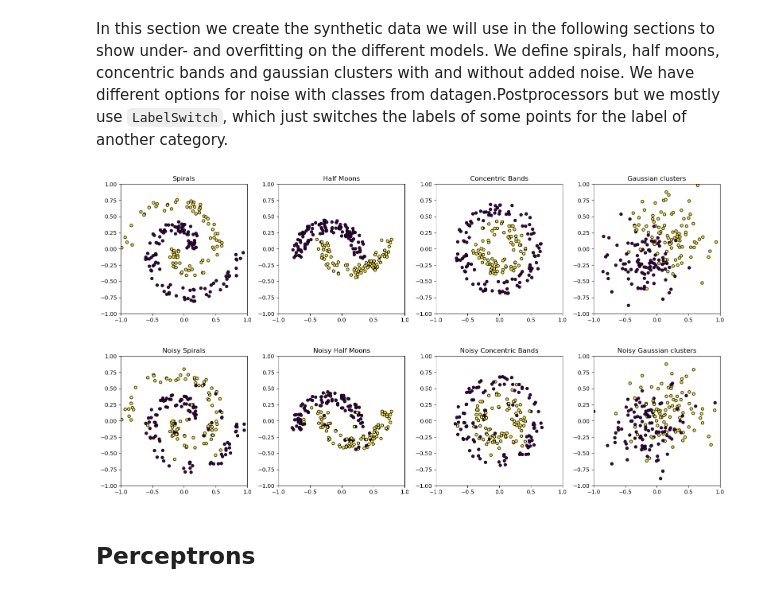
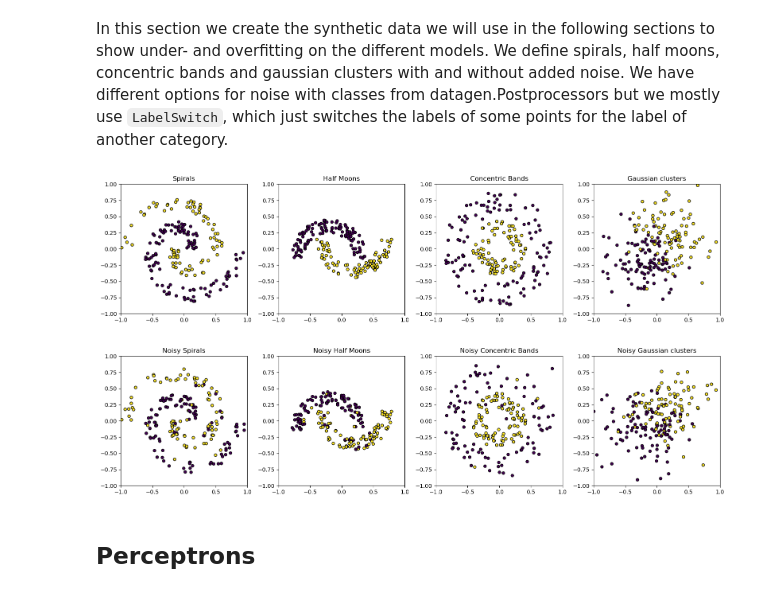
Before and after one commit to NoahWedlich/AppliedMLProject, a Jupyter notebook: main.ipynb, the cells around one changed output. Cells and saved outputs as stored; diff of their text form; code cells hidden in the pictures.

```diff
--- a/main.ipynb
+++ b/main.ipynb
@@ -178,30 +178,30 @@ We have different options for noise with classes from datagen.Postprocessors but
 # %%
 np.random.seed(1)
 spirals = sp.Spirals(sp.SpiralConf(2, 0.2, 0.1, 0.9, 1))
 spirals_noisy = copy.deepcopy(spirals)
 spirals_noisy.add_postprocessor(pp.LabelSwitch(labels=spirals_noisy.labels.values(), noise_freq=0.1))
 
 half_moons = hm.HalfMoons([hm.HalfMoonConf(centre=(-0.2,-0.15), width=0.2, angle_range=(0,np.pi)),
                            hm.HalfMoonConf(centre=(0.2,0.15), width=0.2,angle_range=(np.pi,np.pi*2))])
 half_moons_noisy = copy.deepcopy(half_moons)
 #half_moons_noisy.add_postprocessor(pp.LabelNoise(noise_level=0.3, noise_freq=0.1))
 half_moons_noisy.add_postprocessor(pp.LabelSwitch(labels=half_moons_noisy.labels.values(), noise_freq=0.1))
-conc_bands = cc.ConcentricBands([cc.CBandConf(0.6, 0.2), cc.CBandConf(0.3, 0.25)])
+conc_bands = cc.ConcentricBands([cc.CBandConf(0.7, 0.35), cc.CBandConf(0.3, 0.25)])
 conc_bands_noisy = copy.deepcopy(conc_bands)
-conc_bands_noisy.add_postprocessor(pp.LabelSwitch(labels=conc_bands_noisy.labels.values(), noise_freq=0.1))
+conc_bands_noisy.add_postprocessor(pp.LabelNoise(noise_level=0.5, noise_freq=0.1))
 
 np.random.seed(5)
 sep_blobs = sb.SeparatedBlobs([sb.SepBlobConf(-0.2, -0.2, 0.3), sb.SepBlobConf(0.2, 0.2, 0.3)])
 sep_blobs_noisy = copy.deepcopy(sep_blobs)
-sep_blobs_noisy.add_postprocessor(pp.LabelNoise(noise_, noise_freq=0.1))
+sep_blobs_noisy.add_postprocessor(pp.LabelNoise(noise_level=0.5, noise_freq=0.1))
 
 plot_gens([spirals  , half_moons  , conc_bands        , sep_blobs],
           ["Spirals", "Half Moons", "Concentric Bands", "Gaussian clusters"])
 plot_gens([spirals_noisy  , half_moons_noisy  , conc_bands_noisy        , sep_blobs_noisy],
           ["Noisy Spirals", "Noisy Half Moons", "Noisy Concentric Bands", "Noisy Gaussian clusters"])
 # %% [output]
-[figure, old version]
+[figure, new version]
-[figure, old version]
+[figure, new version]
 # %% [markdown]
 ## Perceptrons
 # %% [markdown]
```
Also changed, not shown: parts of 13 cells of this notebook.
